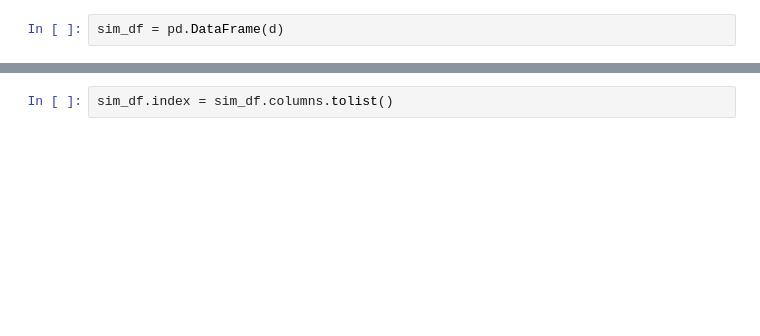
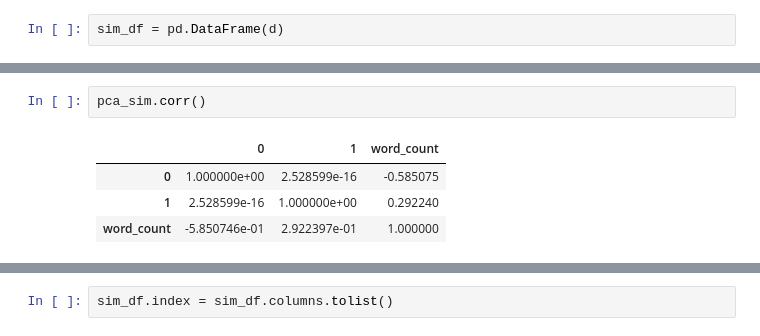
Before and after one commit to dav1dfeldman/Projects, a Jupyter notebook: JA/text_similarity.ipynb, the cells around one changed output, grey strips where cells are left out. Saved outputs shown, nothing was run; the diff lists cells and outputs as text; blank space fills up the shorter version.

```diff
--- a/JA/text_similarity.ipynb
+++ b/JA/text_similarity.ipynb
@@ -66,0 +88,7 @@ sim_df = pd.DataFrame(d)
+# %%
+pca_sim.corr()
+# %% [output]
+|  | 0 | 1 | word_count |
+| 0 | 1.000000e+00 | 2.528599e-16 | -0.585075 |
+| 1 | 2.528599e-16 | 1.000000e+00 | 0.292240 |
+| word_count | -5.850746e-01 | 2.922397e-01 | 1.000000 |
```
Also changed, not shown: parts of 12 cells of this notebook.
